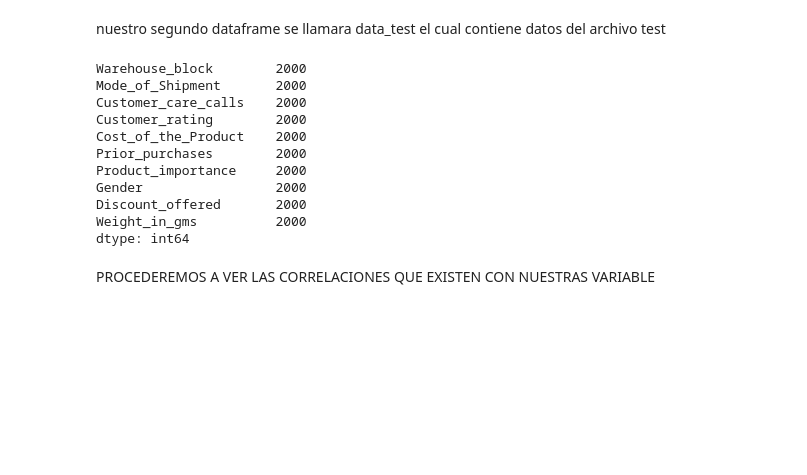
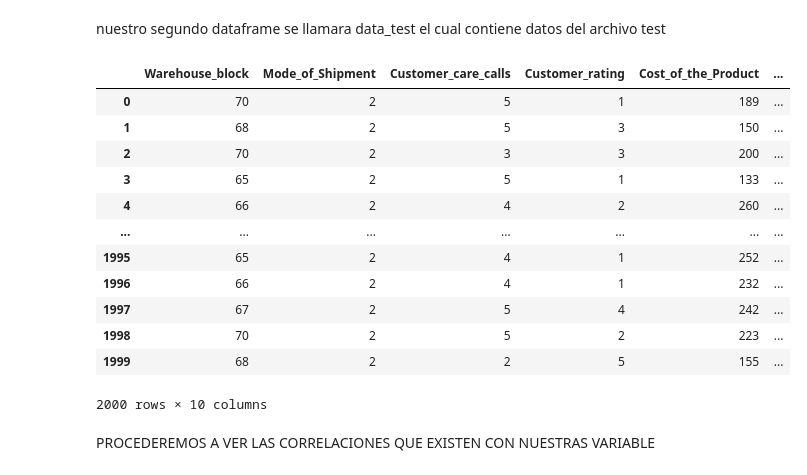
Before and after one commit to josleo/PI01-2, a Jupyter notebook: limpieza.ipynb, the cells around one changed output. Saved outputs shown, nothing was run; the diff lists cells and outputs as text; code cells hidden in the pictures; blank space fills up the shorter version.

```diff
--- a/limpieza.ipynb
+++ b/limpieza.ipynb
@@ -219,20 +219,22 @@ nuestro  segundo dataframe  se llamara data_test el cual contiene datos del arch
 # %%
 data_test = df.iloc[8999:] # tomamos todos los datos apartir del 8999 para neustro dataframe data_test
 data_test=data_test.drop(['Reached_on_Time_Y_N'], axis=1)
 data_test=data_test.drop(['ID'], axis=1)
-data_test.count()
+data_test
 # %% [output]
+|  | Warehouse_block | Mode_of_Shipment | Customer_care_calls | Customer_rating | Cost_of_the_Product | ... |
+| 0 | 70 | 2 | 5 | 1 | 189 | ... |
+| 1 | 68 | 2 | 5 | 3 | 150 | ... |
+| 2 | 70 | 2 | 3 | 3 | 200 | ... |
+| 3 | 65 | 2 | 5 | 1 | 133 | ... |
+| 4 | 66 | 2 | 4 | 2 | 260 | ... |
+| ... | ... | ... | ... | ... | ... | ... |
+| 1995 | 65 | 2 | 4 | 1 | 252 | ... |
+| 1996 | 66 | 2 | 4 | 1 | 232 | ... |
+| 1997 | 67 | 2 | 5 | 4 | 242 | ... |
+| 1998 | 70 | 2 | 5 | 2 | 223 | ... |
+| 1999 | 68 | 2 | 2 | 5 | 155 | ... |
-Warehouse_block        2000
-Mode_of_Shipment       2000
-Customer_care_calls    2000
-Customer_rating        2000
-Cost_of_the_Product    2000
-Prior_purchases        2000
-Product_importance     2000
-Gender                 2000
-Discount_offered       2000
-Weight_in_gms          2000
-dtype: int64
+2000 rows × 10 columns
 # %% [markdown]
 PROCEDEREMOS A VER LAS CORRELACIONES QUE EXISTEN CON NUESTRAS VARIABLE
 # %% [markdown]
```
Also changed, not shown: parts of 19 cells of this notebook.
